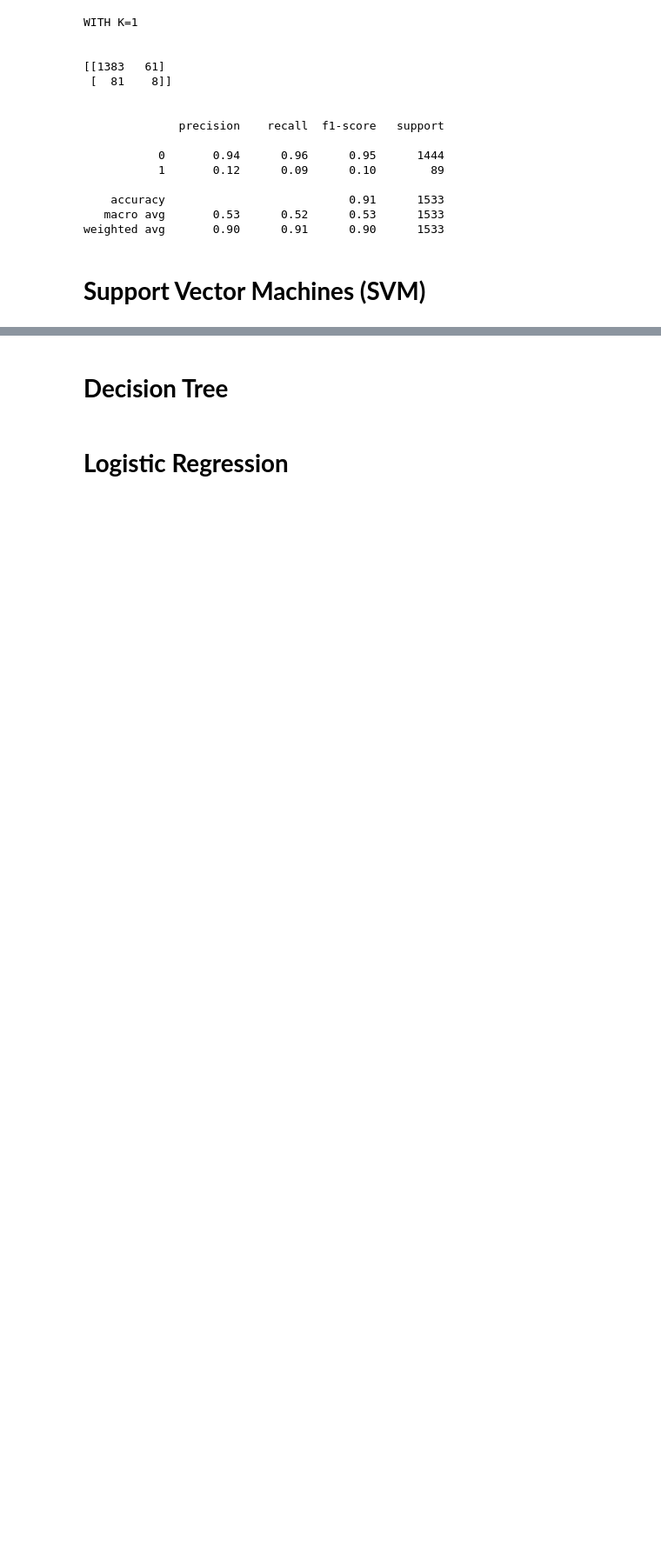
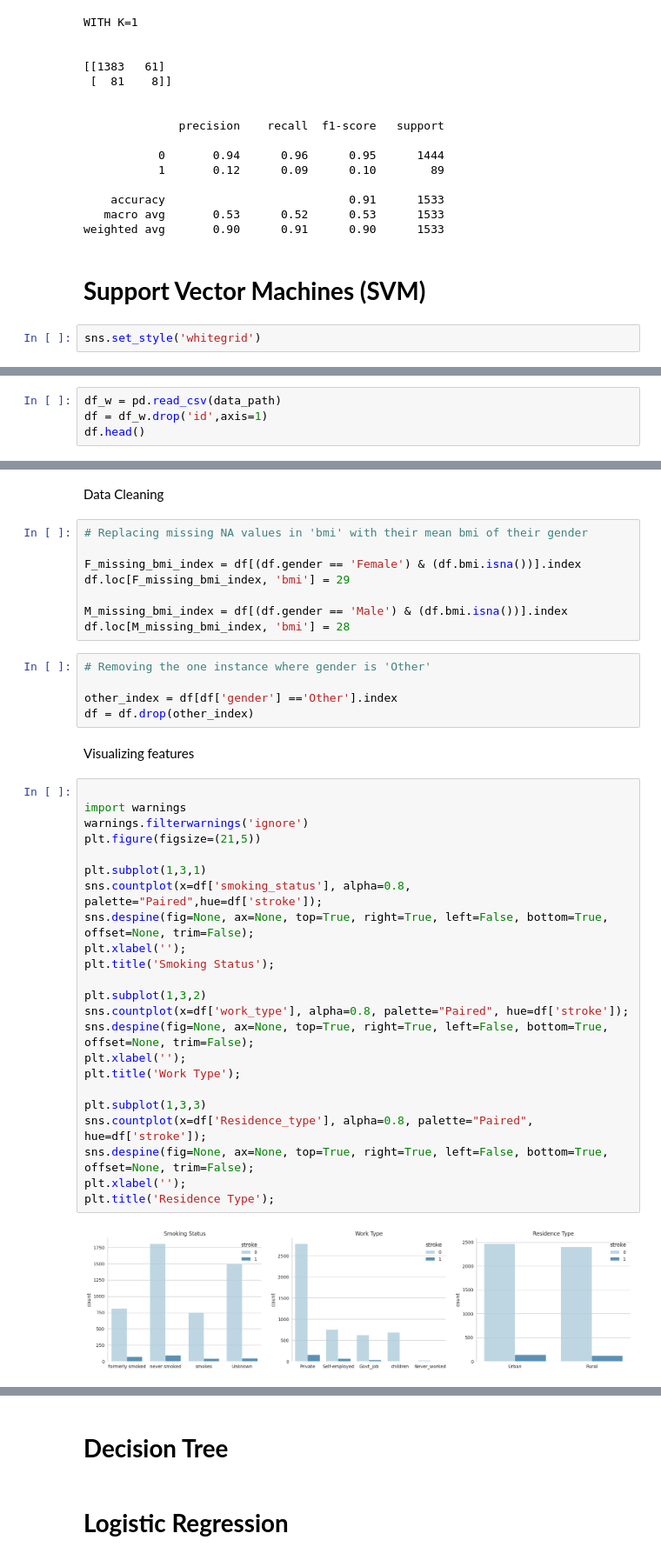
Before and after one commit to prvshkmr/prvshkmr.github.io, a Jupyter notebook: Stroke_Predication.ipynb, the cells around one changed output, grey strips where cells are left out. Shown at 87% size. Drawn from its saved outputs; the diff is of its cells as text; blank space fills up the shorter version.

```diff
--- a/Stroke_Predication.ipynb
+++ b/Stroke_Predication.ipynb
@@ -1047,3 +1047,5 @@ WITH K=1
 weighted avg       0.90      0.91      0.90      1533
 # %% [markdown]
 # **Support Vector Machines (SVM)**
+# %%
+sns.set_style('whitegrid')
@@ -1049,0 +1054,4 @@ weighted avg       0.90      0.91      0.90      1533
+# %%
+df_w = pd.read_csv(data_path)
+df = df_w.drop('id',axis=1)
+df.head()
@@ -1049,0 +1065,42 @@ weighted avg       0.90      0.91      0.90      1533
+# %% [markdown]
+Data Cleaning
+# %%
+# Replacing missing NA values in 'bmi' with their mean bmi of their gender
+
+F_missing_bmi_index = df[(df.gender == 'Female') & (df.bmi.isna())].index
+df.loc[F_missing_bmi_index, 'bmi'] = 29
+
+M_missing_bmi_index = df[(df.gender == 'Male') & (df.bmi.isna())].index
+df.loc[M_missing_bmi_index, 'bmi'] = 28
+# %%
+# Removing the one instance where gender is 'Other'
+
+other_index = df[df['gender'] =='Other'].index
+df = df.drop(other_index)
+# %% [markdown]
+Visualizing features
+# %%
+
+import warnings
+warnings.filterwarnings('ignore')
+plt.figure(figsize=(21,5))
+
+plt.subplot(1,3,1)
+sns.countplot(x=df['smoking_status'], alpha=0.8, palette="Paired",hue=df['stroke']);
+sns.despine(fig=None, ax=None, top=True, right=True, left=False, bottom=True, offset=None, trim=False);
+plt.xlabel('');
+plt.title('Smoking Status');
+
+plt.subplot(1,3,2)
+sns.countplot(x=df['work_type'], alpha=0.8, palette="Paired", hue=df['stroke']);
+sns.despine(fig=None, ax=None, top=True, right=True, left=False, bottom=True, offset=None, trim=False);
+plt.xlabel('');
+plt.title('Work Type');
+
+plt.subplot(1,3,3)
+sns.countplot(x=df['Residence_type'], alpha=0.8, palette="Paired", hue=df['stroke']);
+sns.despine(fig=None, ax=None, top=True, right=True, left=False, bottom=True, offset=None, trim=False);
+plt.xlabel('');
+plt.title('Residence Type');
+# %% [output]
+[figure, added]
```
Also changed, not shown: parts of 23 cells of this notebook.
